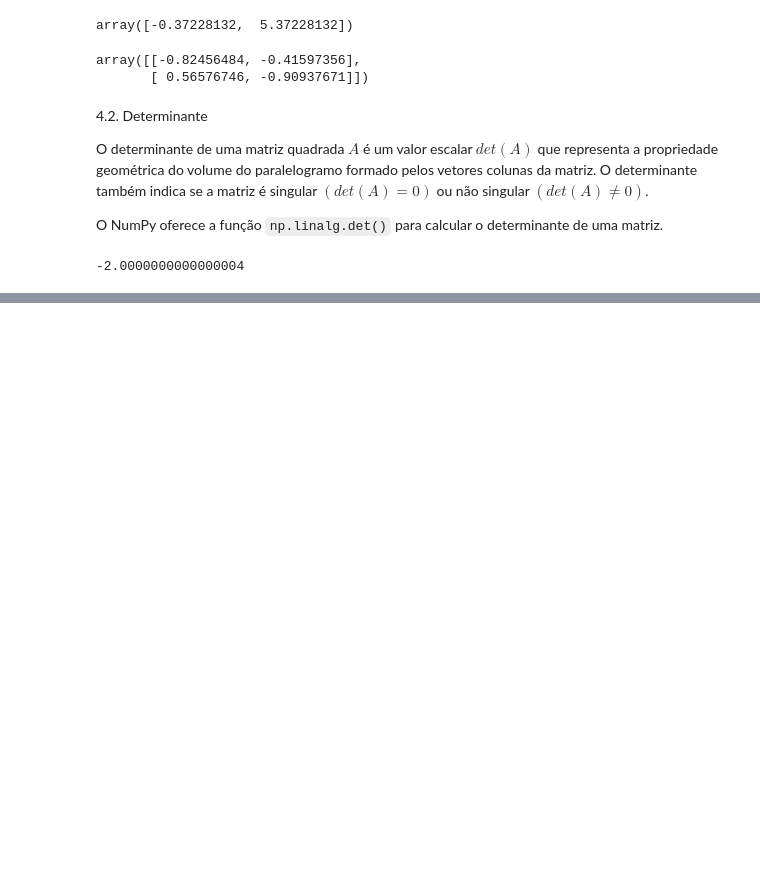
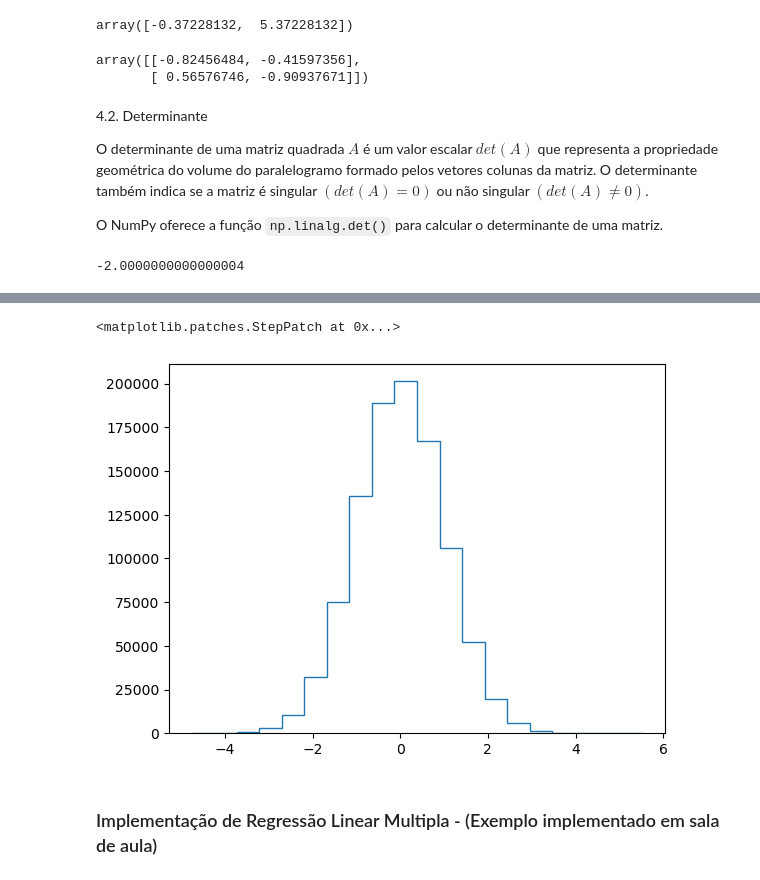
Before and after one commit to JPBatisteli/quantitative, a Jupyter notebook: implementação.ipynb, the cells around one changed output, grey strips where cells are left out. Saved outputs shown, nothing was run; the diff lists cells and outputs as text; code cells hidden in the pictures; blank space fills up the shorter version.

```diff
--- a/implementação.ipynb
+++ b/implementação.ipynb
@@ -205,0 +239,10 @@ determinante
+# %%
+dados = np.random.randn(1000000)
+k = int(1+3.3*math.log(dados.shape[0],10))
+counts, bins = np.histogram(dados,k)
+plt.stairs(counts, bins)
+# %% [output]
+<matplotlib.patches.StepPatch at 0x...>
+[figure, added]
+# %% [markdown]
+### Implementação de Regressão Linear Multipla - (Exemplo implementado em sala de aula)
```
Also changed, not shown: parts of 49 cells of this notebook, 38 other files.
